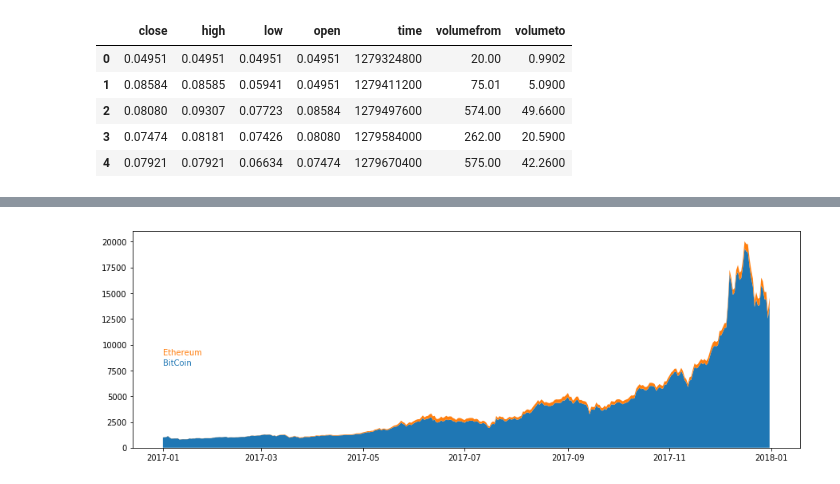
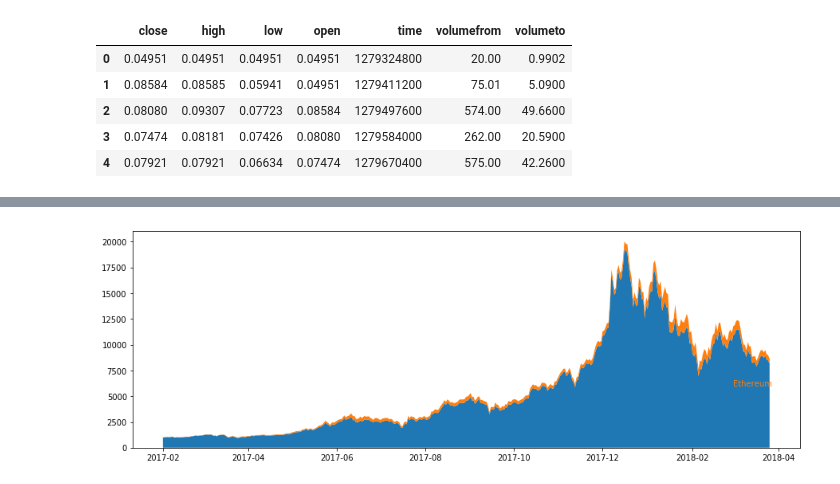
Before and after one commit to TinaWadhwa/MISY866, a Jupyter notebook: BTC_ETH_COMPARE.ipynb, the cells around one changed output, grey strips where cells are left out. Drawn from its saved outputs; the diff is of its cells as text; code cells hidden in the pictures.

```diff
--- a/BTC_ETH_COMPARE.ipynb
+++ b/BTC_ETH_COMPARE.ipynb
@@ -57,5 +71,7 @@ btc_DF.tail()
+# %%
+btc_indexed=btc_DF.set_index('time').sort_index()
 # %%
-is_timeFrameBTC = ((btc_DF.time >= '2017-01-01') & (btc_DF.time <= '2017-12-31'))
-is_timeFrameETH = ((eth_DF.time >= '2017-01-01') & (eth_DF.time <= '2017-12-31'))
+is_timeFrameBTC = ((btc_DF.time >= '2017-02-01') & (btc_DF.time <= '2018-03-26'))
+is_timeFrameETH = ((eth_DF.time >= '2017-02-01') & (eth_DF.time <= '2018-03-26'))
 
 currencies = ['BitCoin', 'Ethereum']
@@ -62,11 +115,13 @@ currencies = ['BitCoin', 'Ethereum']
+# %%
+btc_DF['name']='BitCoin'
 # %%
 palette = seaborn.color_palette()
 pp.figure(figsize=(15,5))
 pp.stackplot(btc_DF[is_timeFrameBTC]['time'].tolist(),
              btc_DF[is_timeFrameBTC]['close'].tolist(),
              eth_DF[is_timeFrameETH]['close'].tolist())
 
 for i,name in enumerate(currencies):
-    pp.text('2017-01', 8000 + 1000*i, name, color=palette[i])
+    pp.text('2018-03',5000 + 1000*i, name, color=palette[i])
 # %% [output]
-[figure, old version]
+[figure, new version]
```
Also changed, not shown: parts of 18 cells of this notebook, 3 other files.
